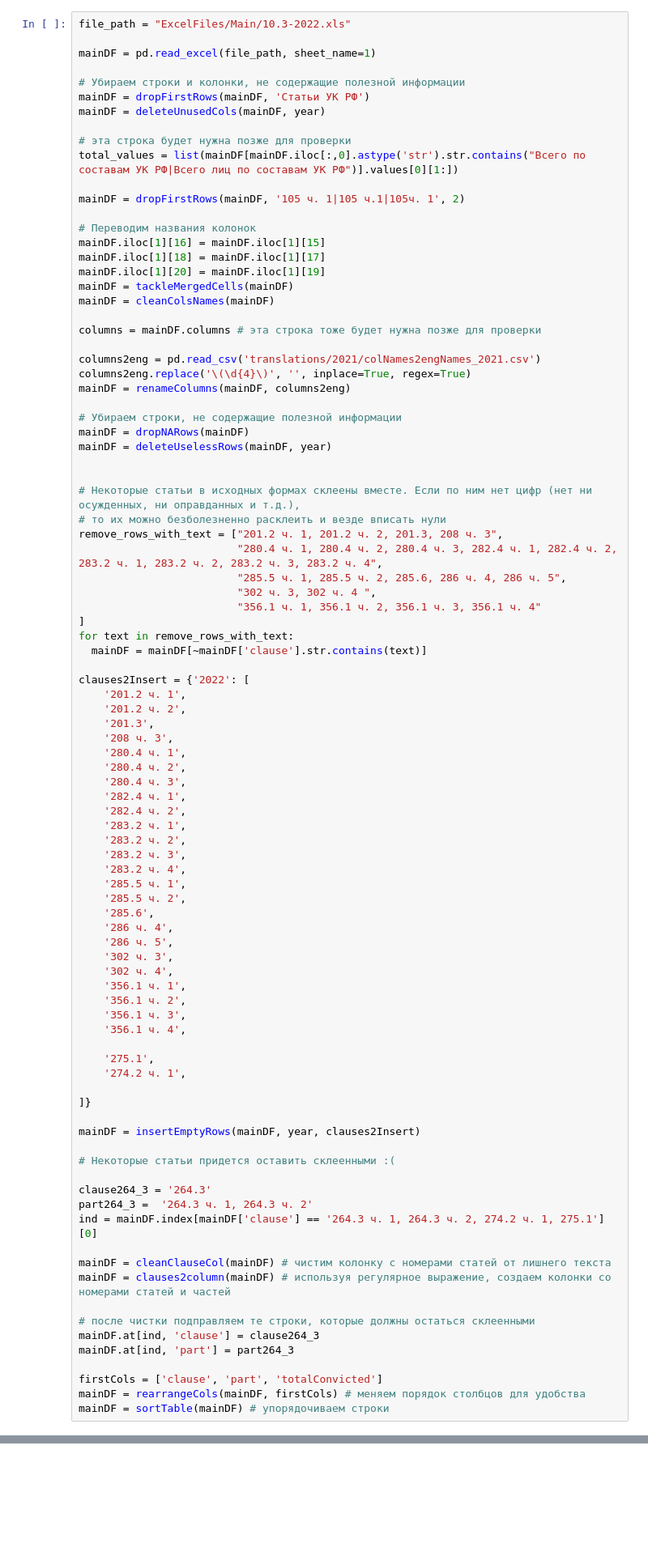
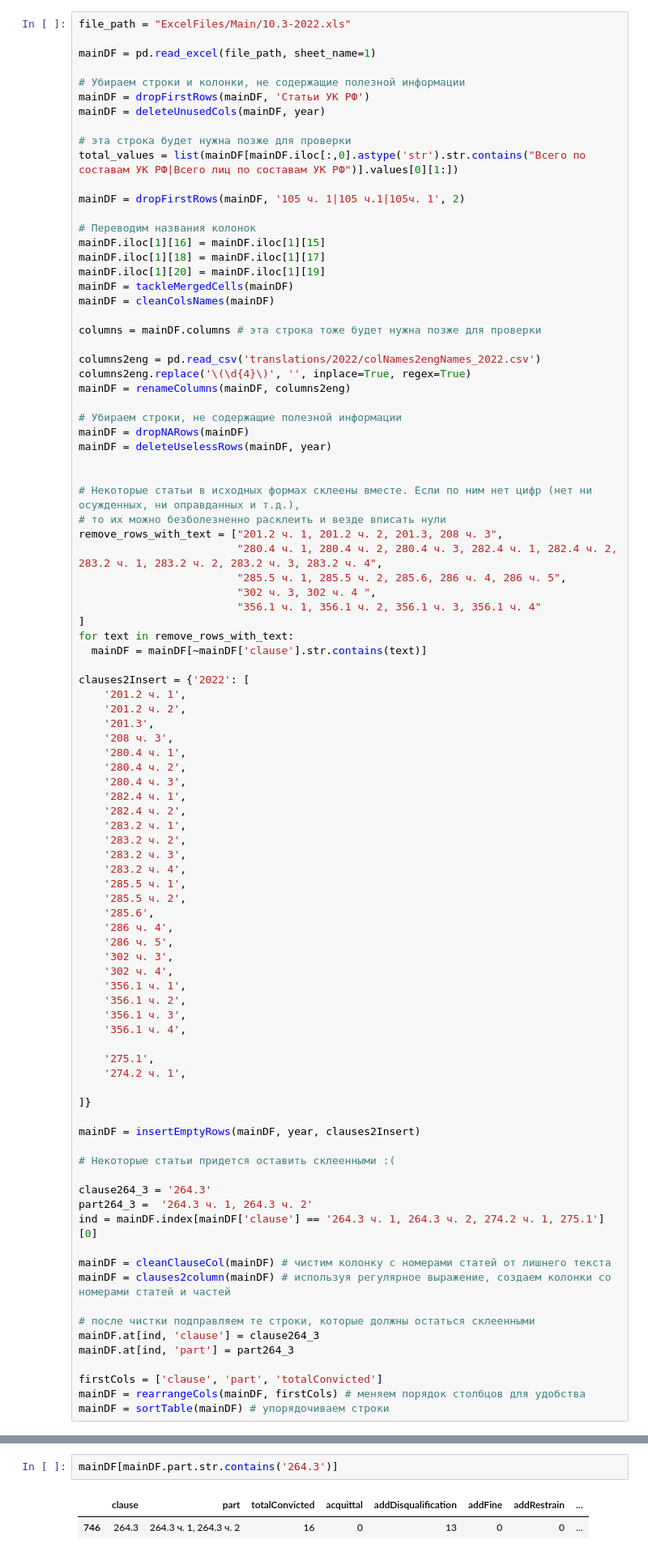
Before and after one commit to borovikova/dostoevsky-data, a Jupyter notebook: computational_essay_2022.ipynb, the cells around one changed output, grey strips where cells are left out. Shown at 81% size. Drawn from its saved outputs; the diff is of its cells as text; blank space fills up the shorter version.

```diff
--- a/computational_essay_2022.ipynb
+++ b/computational_essay_2022.ipynb
@@ -310,7 +310,7 @@ mainDF = cleanСolsNames(mainDF)
 
 columns = mainDF.columns # эта строка тоже будет нужна позже для проверки
 
-columns2eng = pd.read_csv('translations/2021/colNames2engNames_2021.csv')
+columns2eng = pd.read_csv('translations/2022/colNames2engNames_2022.csv')
 columns2eng.replace('\(\d{4}\)', '', inplace=True, regex=True)
 mainDF = renameColumns(mainDF, columns2eng)
 
@@ -676,3 +681,8 @@ checkTablesLen(mainDF, addDF)
+# %%
+mainDF[mainDF.part.str.contains('264.3')]
+# %% [output]
+|  | clause | part | totalConvicted | acquittal | addDisqualification | addFine | addRestrain | ... |
+| 746 | 264.3 | 264.3 ч. 1, 264.3 ч. 2 | 16 | 0 | 13 | 0 | 0 | ... |
 # %%
 checkNumbersBetweenForms(year, mainDF, addDF, parametersDF)
 # %% [output]
```
Also changed, not shown: parts of 3 cells of this notebook.
